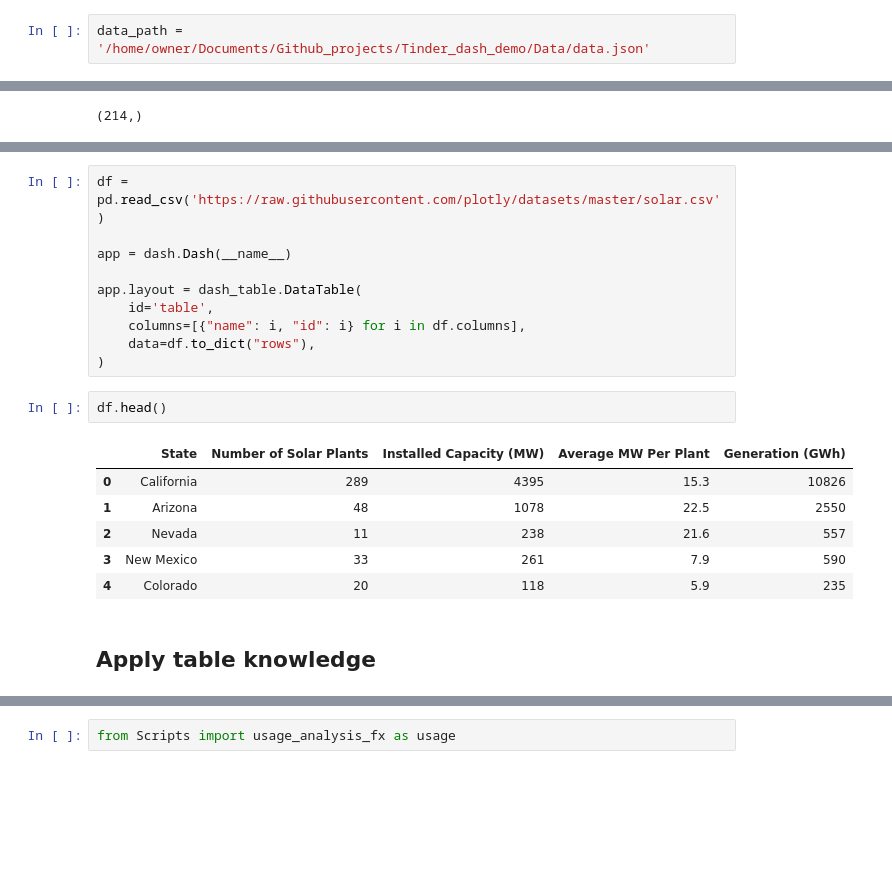
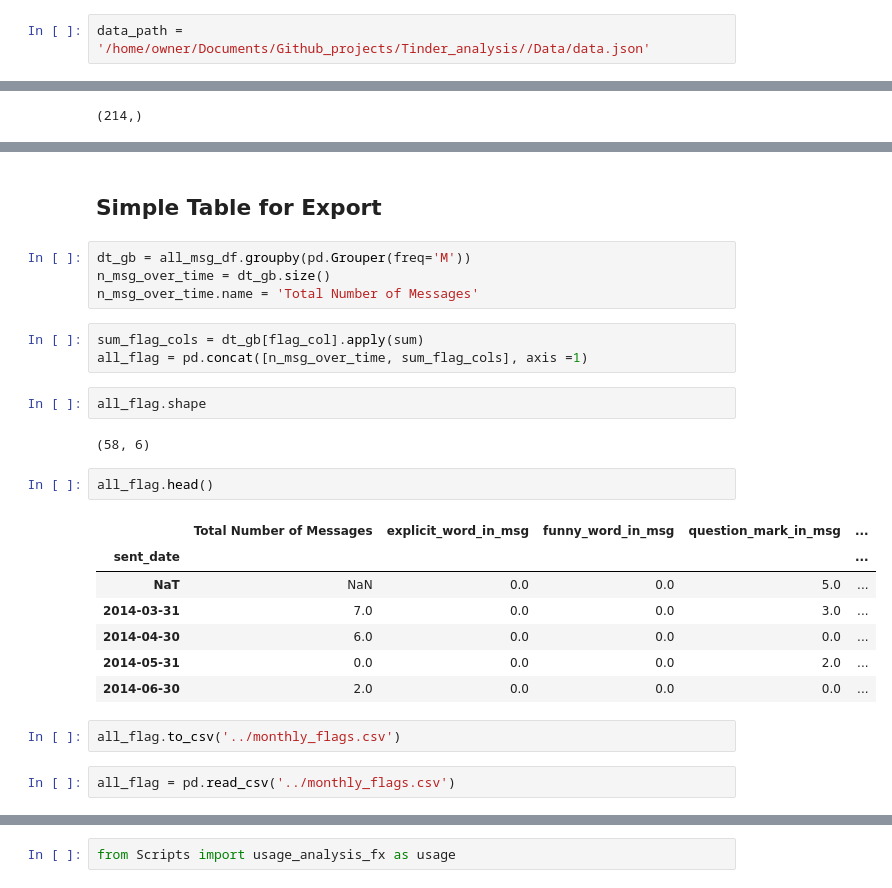
Before and after one commit to malctaylor15/Tinder_dash, a Jupyter notebook: Notebooks/Demo Charts v1.ipynb, the cells around one changed output, grey strips where cells are left out. Saved outputs shown, nothing was run; the diff lists cells and outputs as text; blank space fills up the shorter version.

```diff
--- a/Notebooks/Demo Charts v1.ipynb
+++ b/Notebooks/Demo Charts v1.ipynb
@@ -21,7 +22,7 @@ import plotly.graph_objs as go
 from plotly.offline import download_plotlyjs, init_notebook_mode, plot, iplot
 init_notebook_mode(connected=True)
 # %%
-data_path = '/home/owner/Documents/Github_projects/Tinder_dash_demo/Data/data.json'
+data_path = '/home/owner/Documents/Github_projects/Tinder_analysis//Data/data.json'
 # %%
 with open(data_path, "rb") as inp:
     data = json.load(inp)
@@ -107,21 +119,27 @@ iplot(fig1)
-# %%
-df = pd.read_csv('https://raw.githubusercontent.com/plotly/datasets/master/solar.csv')
-
-app = dash.Dash(__name__)
-
-app.layout = dash_table.DataTable(
-    id='table',
-    columns=[{"name": i, "id": i} for i in df.columns],
-    data=df.to_dict("rows"),
-)
+# %% [markdown]
+## Simple Table for Export
+# %%
+dt_gb = all_msg_df.groupby(pd.Grouper(freq='M'))
+n_msg_over_time = dt_gb.size()
+n_msg_over_time.name = 'Total Number of Messages'
+# %%
+sum_flag_cols = dt_gb[flag_col].apply(sum)
+all_flag = pd.concat([n_msg_over_time, sum_flag_cols], axis =1)
+# %%
+all_flag.shape
+# %% [output]
+(58, 6)
 # %%
-df.head()
+all_flag.head()
 # %% [output]
-|  | State | Number of Solar Plants | Installed Capacity (MW) | Average MW Per Plant | Generation (GWh) |
-| 0 | California | 289 | 4395 | 15.3 | 10826 |
-| 1 | Arizona | 48 | 1078 | 22.5 | 2550 |
-| 2 | Nevada | 11 | 238 | 21.6 | 557 |
-| 3 | New Mexico | 33 | 261 | 7.9 | 590 |
-| 4 | Colorado | 20 | 118 | 5.9 | 235 |
+|  | Total Number of Messages | explicit_word_in_msg | funny_word_in_msg | question_mark_in_msg | ... |
+| sent_date |  |  |  |  | ... |
+| NaT | NaN | 0.0 | 0.0 | 5.0 | ... |
+| 2014-03-31 | 7.0 | 0.0 | 0.0 | 3.0 | ... |
+| 2014-04-30 | 6.0 | 0.0 | 0.0 | 0.0 | ... |
+| 2014-05-31 | 0.0 | 0.0 | 0.0 | 2.0 | ... |
+| 2014-06-30 | 2.0 | 0.0 | 0.0 | 0.0 | ... |
-# %% [markdown]
-## Apply table knowledge
+# %%
+all_flag.to_csv('../monthly_flags.csv')
+# %%
+all_flag = pd.read_csv('../monthly_flags.csv')
```
Also changed, not shown: parts of 37 cells of this notebook, 6 other files.
